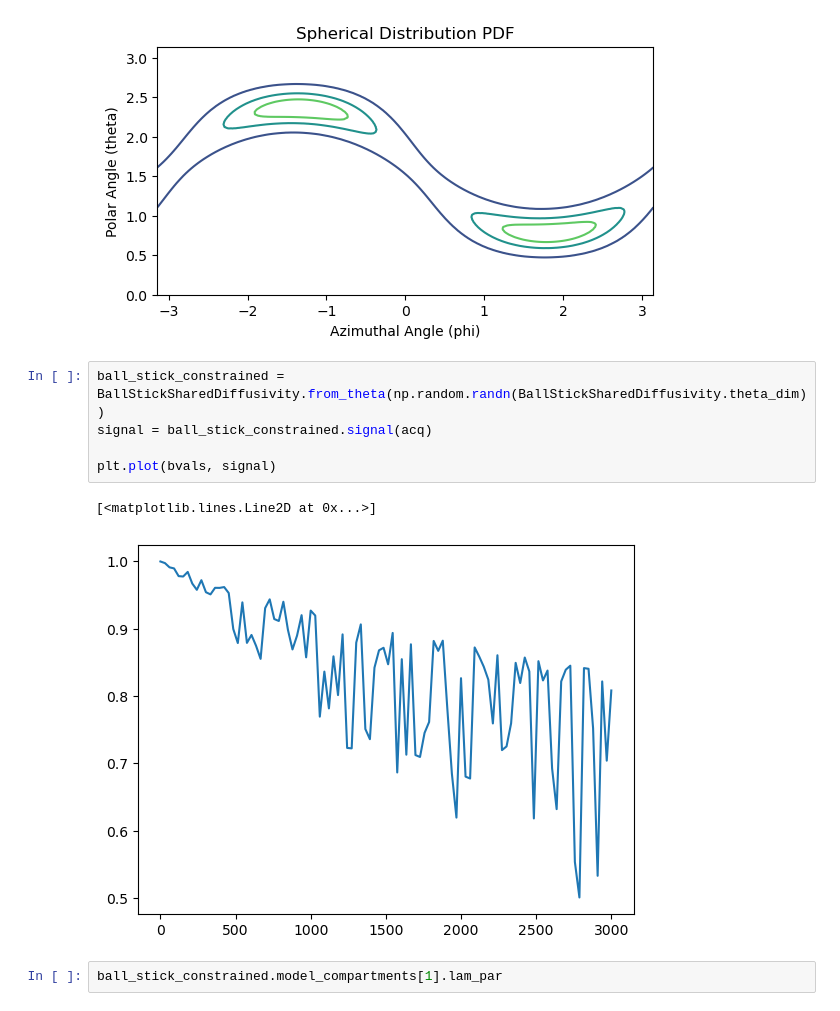
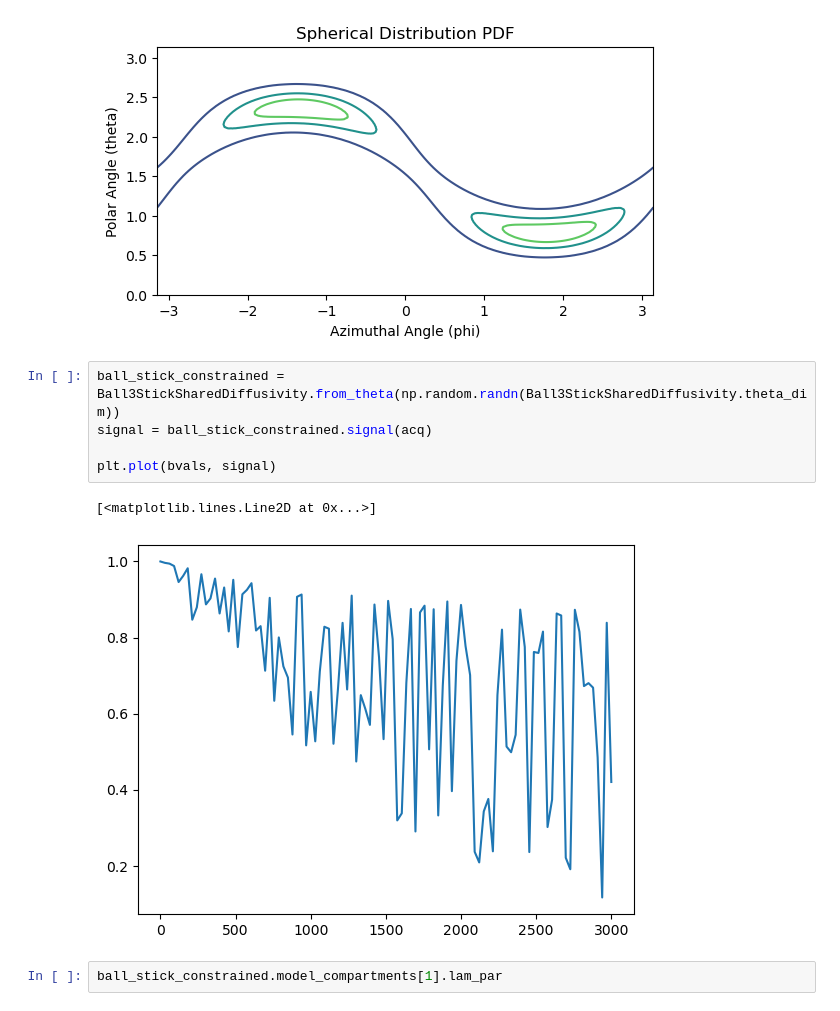
Before and after one commit to mackelab/dmri, a Jupyter notebook: notebooks/dmri_simulators.ipynb, the cells around one changed output. Saved outputs shown, nothing was run; the diff lists cells and outputs as text.

```diff
--- a/notebooks/dmri_simulators.ipynb
+++ b/notebooks/dmri_simulators.ipynb
@@ -149,13 +149,13 @@ dti.to_fod().viz()
 # %% [output]
 [figure]
 # %%
-ball_stick_constrained = BallStickSharedDiffusivity.from_theta(np.random.randn(BallStickSharedDiffusivity.theta_dim))
+ball_stick_constrained = Ball3StickSharedDiffusivity.from_theta(np.random.randn(Ball3StickSharedDiffusivity.theta_dim))
 signal = ball_stick_constrained.signal(acq)
 
 plt.plot(bvals, signal)
 # %% [output]
 [<matplotlib.lines.Line2D at 0x...>]
-[figure, old version]
+[figure, new version]
 # %%
 ball_stick_constrained.model_compartments[1].lam_par
 # %% [output]
```
Also changed, not shown: parts of 2 cells of this notebook, 3 other files.
